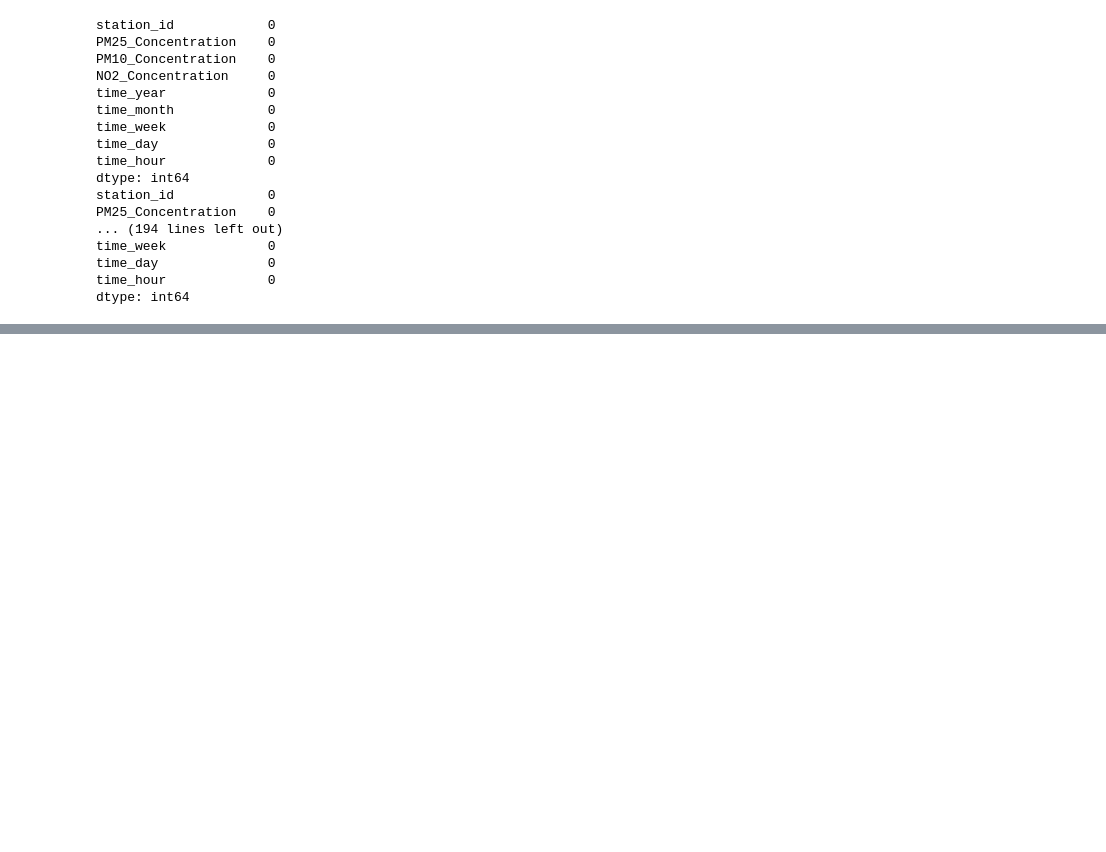
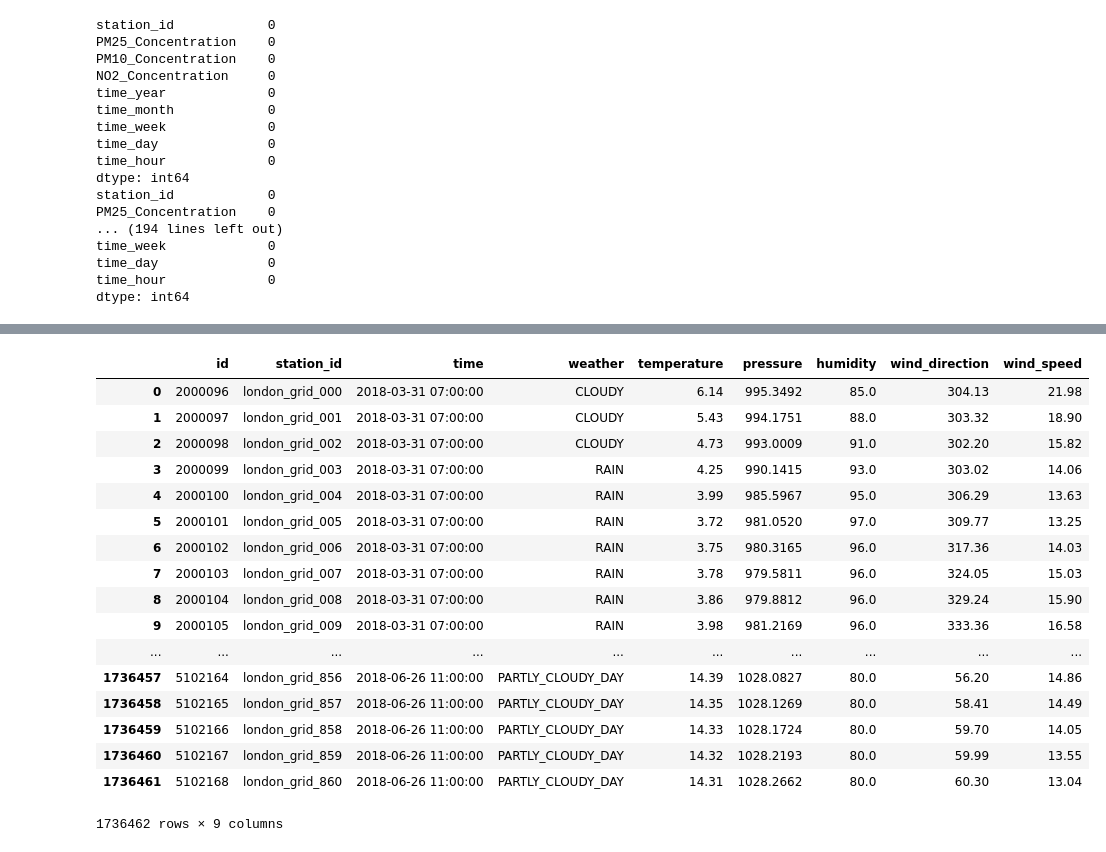
Before and after one commit to data-mining-not-found/air-quality-prediction, a Jupyter notebook: minModel_preprocessing.ipynb, the cells around one changed output, grey strips where cells are left out. Drawn from its saved outputs; the diff is of its cells as text; code cells hidden in the pictures; blank space fills up the shorter version.

```diff
--- a/minModel_preprocessing.ipynb
+++ b/minModel_preprocessing.ipynb
@@ -536,0 +567,22 @@ dtype: int64
+# %%
+df2 = pd.read_csv("London/London_historical_meo_grid_extend.csv")
+df2
+# %% [output]
+|  | id | station_id | time | weather | temperature | pressure | humidity | wind_direction | wind_speed |
+| 0 | 2000096 | london_grid_000 | 2018-03-31 07:00:00 | CLOUDY | 6.14 | 995.3492 | 85.0 | 304.13 | 21.98 |
+| 1 | 2000097 | london_grid_001 | 2018-03-31 07:00:00 | CLOUDY | 5.43 | 994.1751 | 88.0 | 303.32 | 18.90 |
+| 2 | 2000098 | london_grid_002 | 2018-03-31 07:00:00 | CLOUDY | 4.73 | 993.0009 | 91.0 | 302.20 | 15.82 |
+| 3 | 2000099 | london_grid_003 | 2018-03-31 07:00:00 | RAIN | 4.25 | 990.1415 | 93.0 | 303.02 | 14.06 |
+| 4 | 2000100 | london_grid_004 | 2018-03-31 07:00:00 | RAIN | 3.99 | 985.5967 | 95.0 | 306.29 | 13.63 |
+| 5 | 2000101 | london_grid_005 | 2018-03-31 07:00:00 | RAIN | 3.72 | 981.0520 | 97.0 | 309.77 | 13.25 |
+| 6 | 2000102 | london_grid_006 | 2018-03-31 07:00:00 | RAIN | 3.75 | 980.3165 | 96.0 | 317.36 | 14.03 |
+| 7 | 2000103 | london_grid_007 | 2018-03-31 07:00:00 | RAIN | 3.78 | 979.5811 | 96.0 | 324.05 | 15.03 |
+| 8 | 2000104 | london_grid_008 | 2018-03-31 07:00:00 | RAIN | 3.86 | 979.8812 | 96.0 | 329.24 | 15.90 |
+| 9 | 2000105 | london_grid_009 | 2018-03-31 07:00:00 | RAIN | 3.98 | 981.2169 | 96.0 | 333.36 | 16.58 |
+| ... | ... | ... | ... | ... | ... | ... | ... | ... | ... |
+| 1736457 | 5102164 | london_grid_856 | 2018-06-26 11:00:00 | PARTLY_CLOUDY_DAY | 14.39 | 1028.0827 | 80.0 | 56.20 | 14.86 |
+| 1736458 | 5102165 | london_grid_857 | 2018-06-26 11:00:00 | PARTLY_CLOUDY_DAY | 14.35 | 1028.1269 | 80.0 | 58.41 | 14.49 |
+| 1736459 | 5102166 | london_grid_858 | 2018-06-26 11:00:00 | PARTLY_CLOUDY_DAY | 14.33 | 1028.1724 | 80.0 | 59.70 | 14.05 |
+| 1736460 | 5102167 | london_grid_859 | 2018-06-26 11:00:00 | PARTLY_CLOUDY_DAY | 14.32 | 1028.2193 | 80.0 | 59.99 | 13.55 |
+| 1736461 | 5102168 | london_grid_860 | 2018-06-26 11:00:00 | PARTLY_CLOUDY_DAY | 14.31 | 1028.2662 | 80.0 | 60.30 | 13.04 |
+1736462 rows × 9 columns
```
Also changed, not shown: parts of 4 cells of this notebook, 1 other file.
